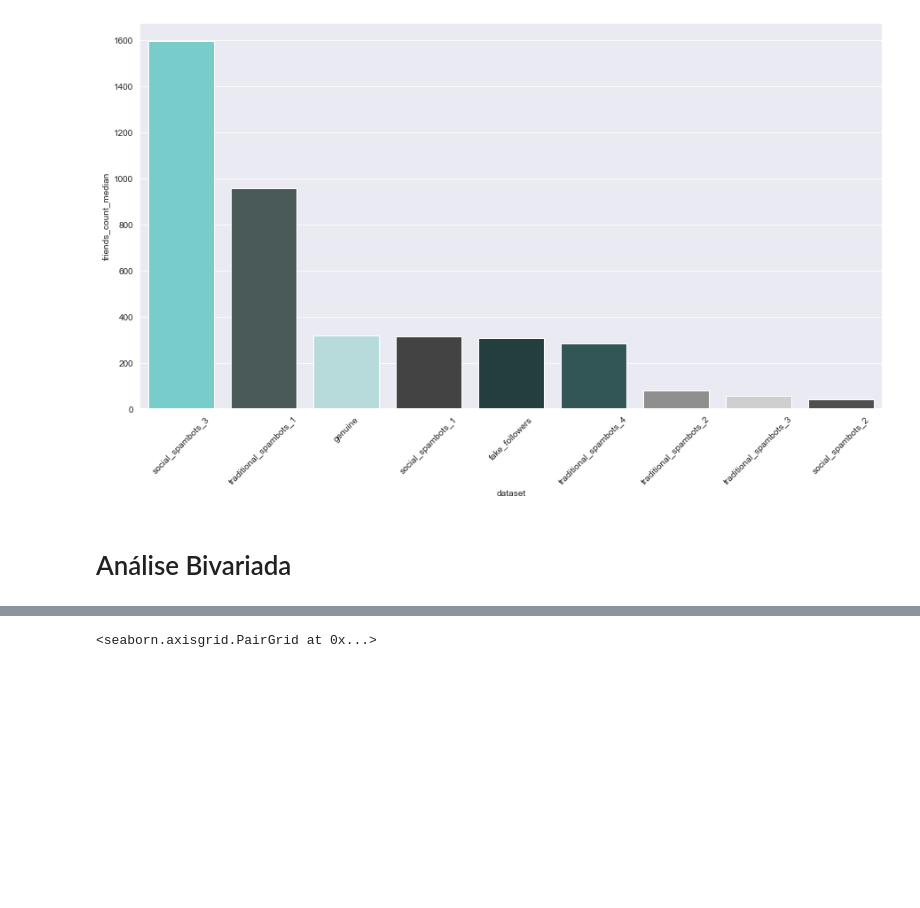
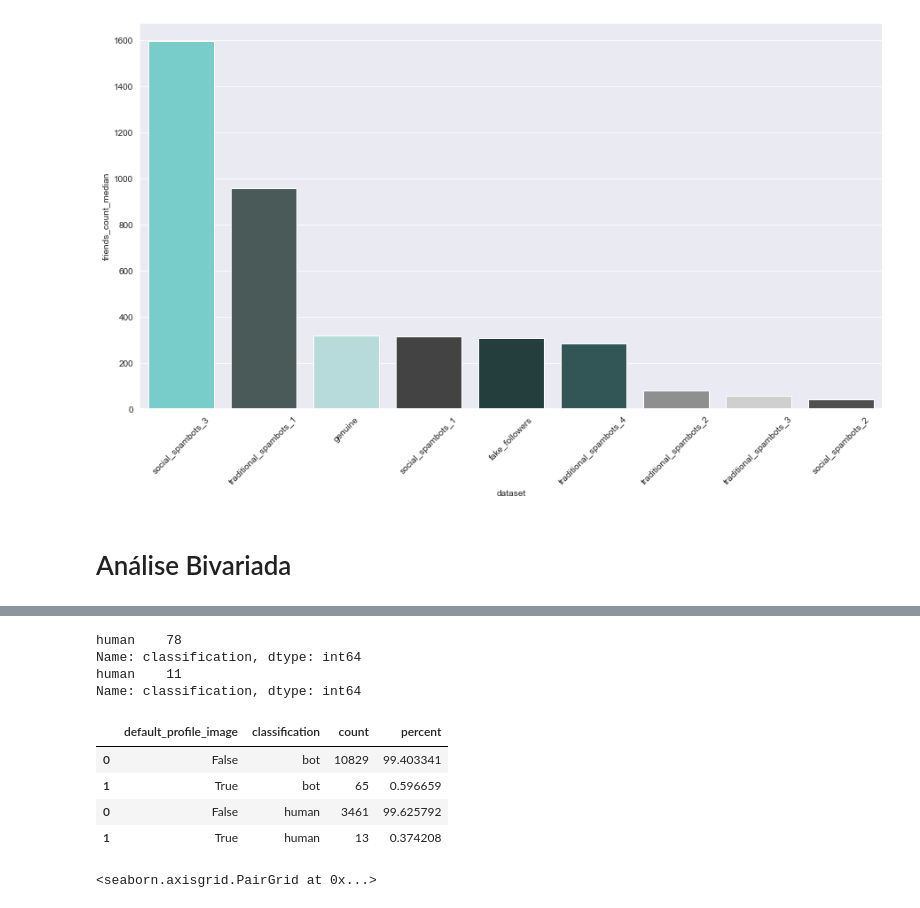
Before and after one commit to fdaleffi/tcc, a Jupyter notebook: Analise_Exploratoria.ipynb, the cells around one changed output, grey strips where cells are left out. Drawn from its saved outputs; the diff is of its cells as text; code cells hidden in the pictures; blank space fills up the shorter version.

```diff
--- a/Analise_Exploratoria.ipynb
+++ b/Analise_Exploratoria.ipynb
@@ -259,3 +245,45 @@ Index(['statuses_count', 'followers_count', 'friends_count',
+# %%
+# Investigando se protected e verified realmente não existem
+
+print(df_accounts[df_accounts.protected == True].classification.value_counts())
+
+print(df_accounts[df_accounts.verified == True].classification.value_counts())
+# %% [output]
+human    78
+Name: classification, dtype: int64
+human    11
+Name: classification, dtype: int64
+# %%
+ var = 'default_profile_image'
+#prop human
+prop_human = (
+    df_accounts
+        .where(df_accounts['classification' ]== 'human')
+        .groupby([var, 'classification'])
+        .agg(count = (var, 'count'))
+        .assign(percent = lambda x: (x['count'] / total_humano) * 100)
+        .reset_index()
+)
+
+# prop Bot
+prop_bot = (
+    df_accounts
+        .where(df_accounts['classification' ]== 'bot')
+        .groupby([var, 'classification'])
+        .agg(count = (var, 'count'))
+        .assign(percent = lambda x: (x['count'] / total_bot) * 100)
+        .reset_index()
+)
+
+prop = pd.concat([prop_bot, prop_human])
+
+prop
+# %% [output]
+|  | default_profile_image | classification | count | percent |
+| 0 | False | bot | 10829 | 99.403341 |
+| 1 | True | bot | 65 | 0.596659 |
+| 0 | False | human | 3461 | 99.625792 |
+| 1 | True | human | 13 | 0.374208 |
 # %%
 sns.pairplot(data=df_accounts[quanti_vars])
 # %% [output]
```
Also changed, not shown: parts of 22 cells of this notebook, 1 other file.
